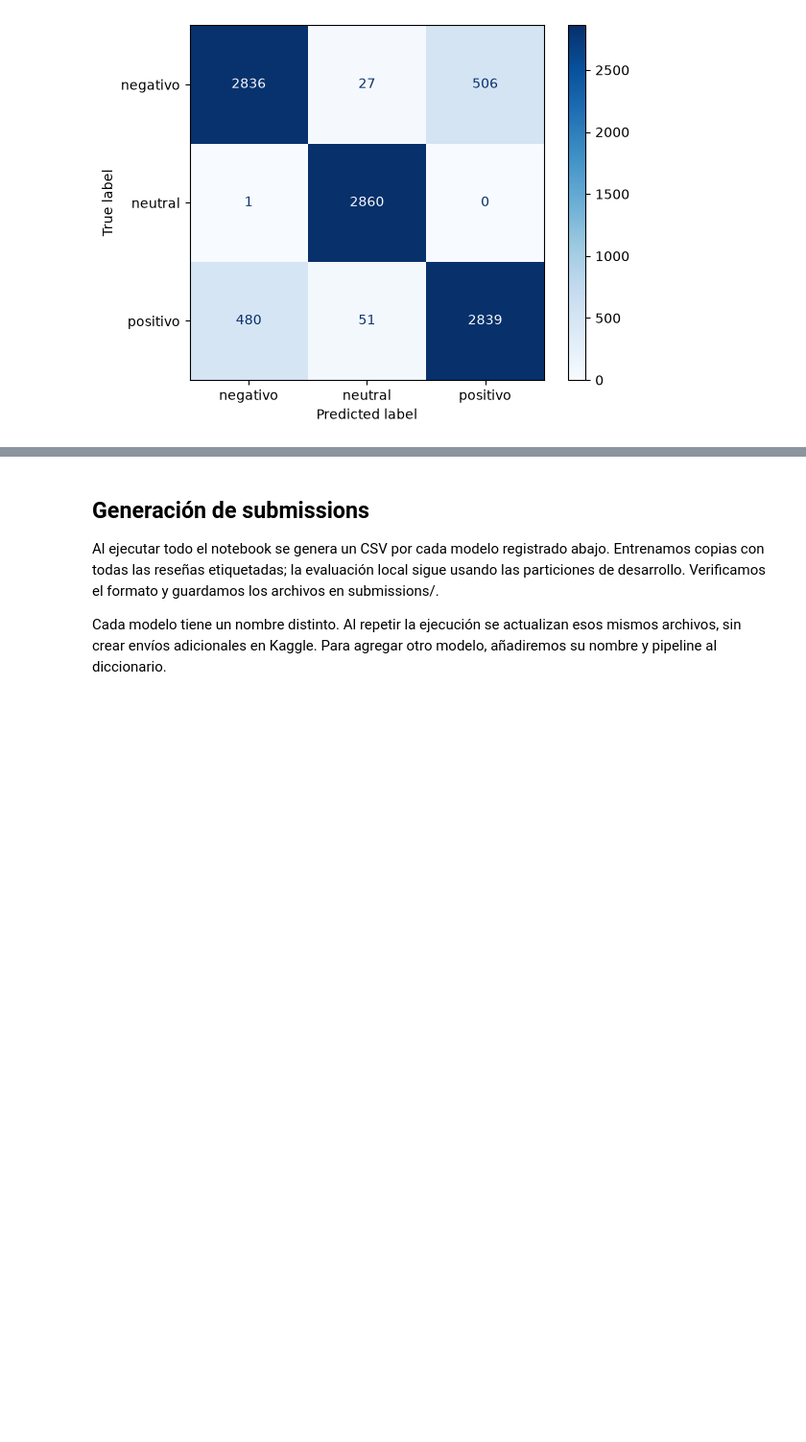
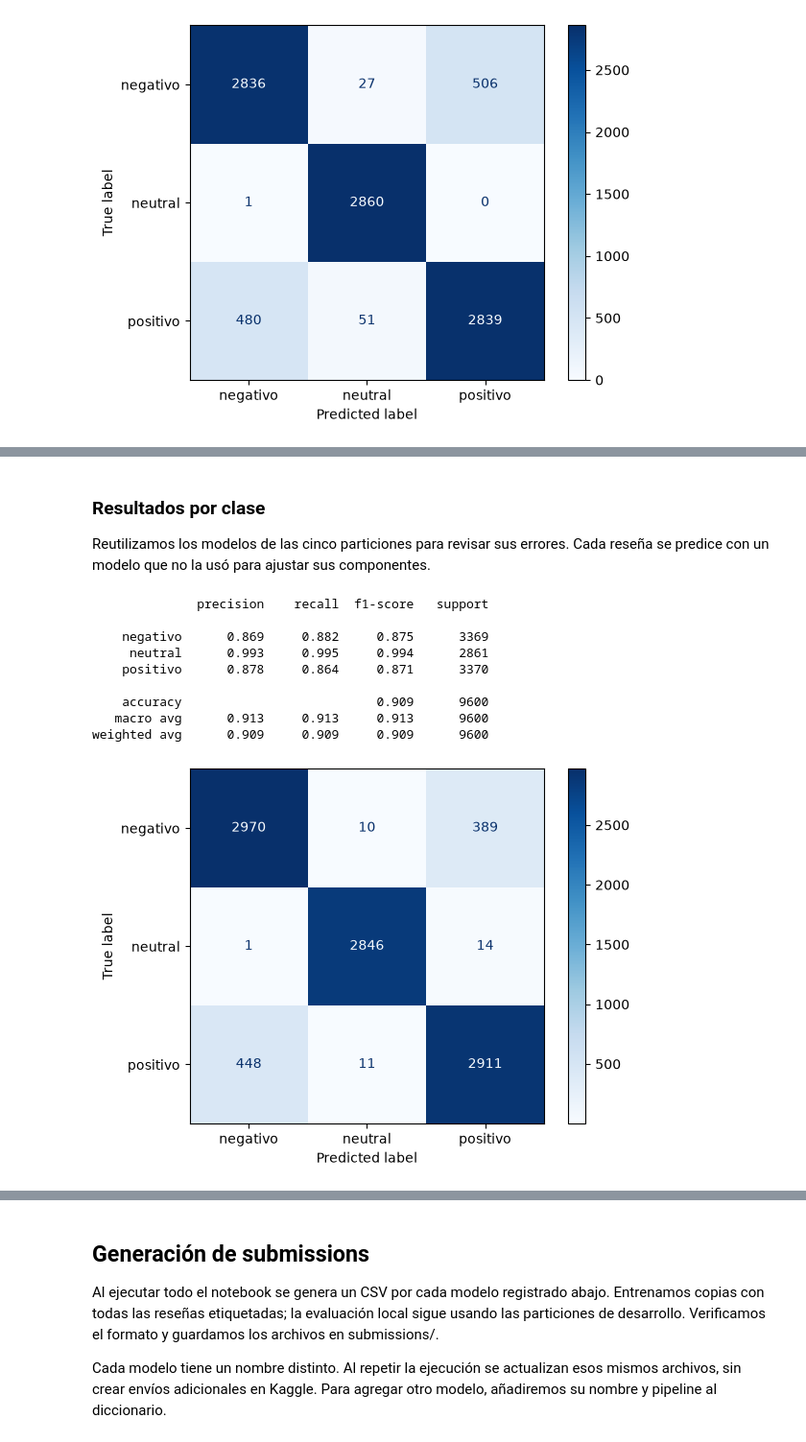
Before and after one commit to jmfonsecau/ISIS-2611-Proyecto-Parte-1, a Jupyter notebook: notebook_proyecto.ipynb, the cells around one changed output, grey strips where cells are left out. Shown at 96% size. Drawn from its saved outputs; the diff is of its cells as text; code cells hidden in the pictures; blank space fills up the shorter version.

```diff
--- a/notebook_proyecto.ipynb
+++ b/notebook_proyecto.ipynb
@@ -588,0 +1181,33 @@ El cuarto modelo obtuvo 88,91 % de accuracy promedio y una desviación de 0,97 p
+# %% [markdown]
+### Resultados por clase
+
+Reutilizamos los modelos de las cinco particiones para revisar sus errores. Cada reseña se predice con un modelo que no la usó para ajustar sus componentes.
+# %%
+predicciones_estructural = np.empty(len(X_train), dtype=object)
+with threadpool_limits(limits=2):
+    for (_, indices_validacion), estimador in zip(
+        cv.split(X_train, y_train), resultados_estructural["estimator"]
+    ):
+        predicciones_estructural[indices_validacion] = estimador.predict(
+            X_train.iloc[indices_validacion]
+        )
+
+print(classification_report(y_train, predicciones_estructural, digits=3))
+ConfusionMatrixDisplay.from_predictions(
+    y_train,
+    predicciones_estructural,
+    labels=["negativo", "neutral", "positivo"],
+    cmap="Blues",
+)
+plt.show()
+# %% [output]
+              precision    recall  f1-score   support
+
+    negativo      0.869     0.882     0.875      3369
+     neutral      0.993     0.995     0.994      2861
+    positivo      0.878     0.864     0.871      3370
+
+    accuracy                          0.909      9600
+   macro avg      0.913     0.913     0.913      9600
+weighted avg      0.909     0.909     0.909      9600
+[figure, added]
```
Also changed, not shown: parts of 22 cells of this notebook, 2 other files.
